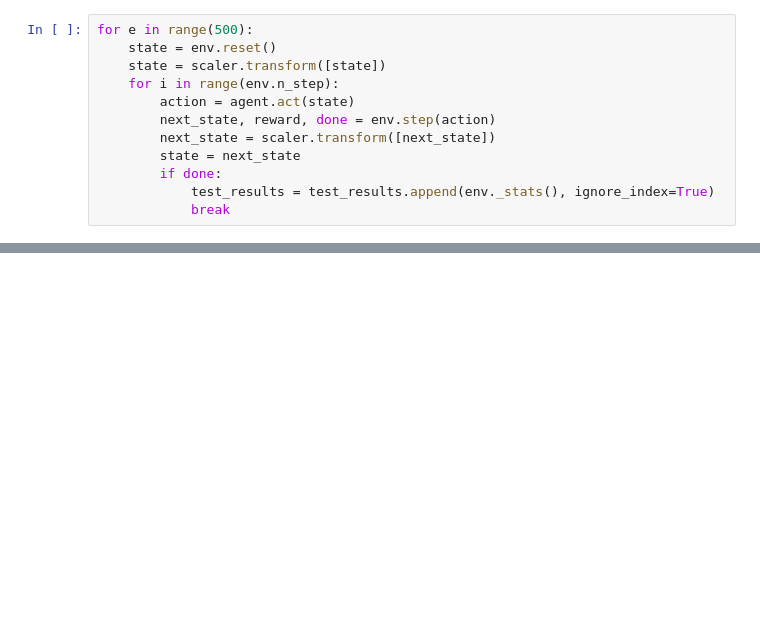
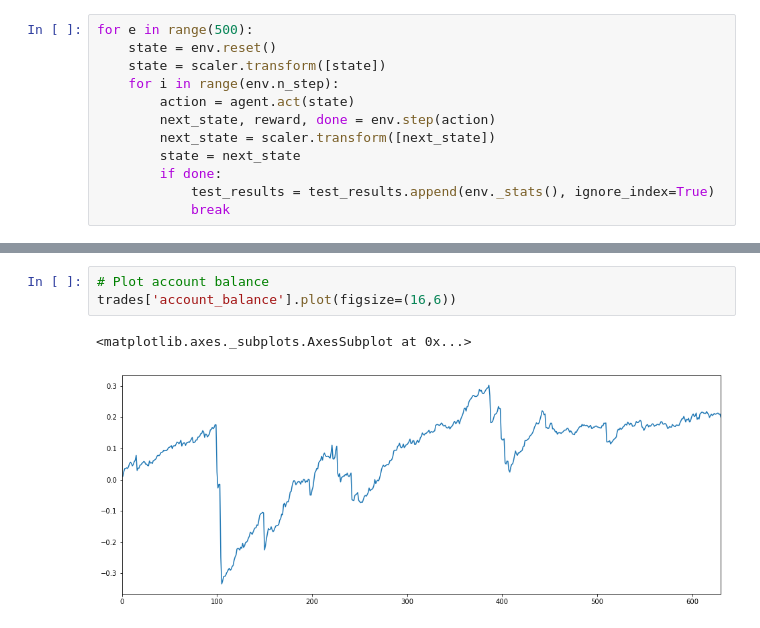
Before and after one commit to FutureSharks/ml-finance, a Jupyter notebook: examples/9-deep-q-forex-more-data/run.ipynb, the cells around one changed output, grey strips where cells are left out. Cells and saved outputs as stored; diff of their text form; blank space fills up the shorter version.

```diff
--- a/examples/9-deep-q-forex-more-data/run.ipynb
+++ b/examples/9-deep-q-forex-more-data/run.ipynb
@@ -315,0 +327,6 @@ array([[<matplotlib.axes._subplots.AxesSubplot object at 0x...>]],
+# %%
+# Plot account balance
+trades['account_balance'].plot(figsize=(16,6))
+# %% [output]
+<matplotlib.axes._subplots.AxesSubplot at 0x...>
+[figure, added]
```
Also changed, not shown: parts of 15 cells of this notebook, 5 other files.
